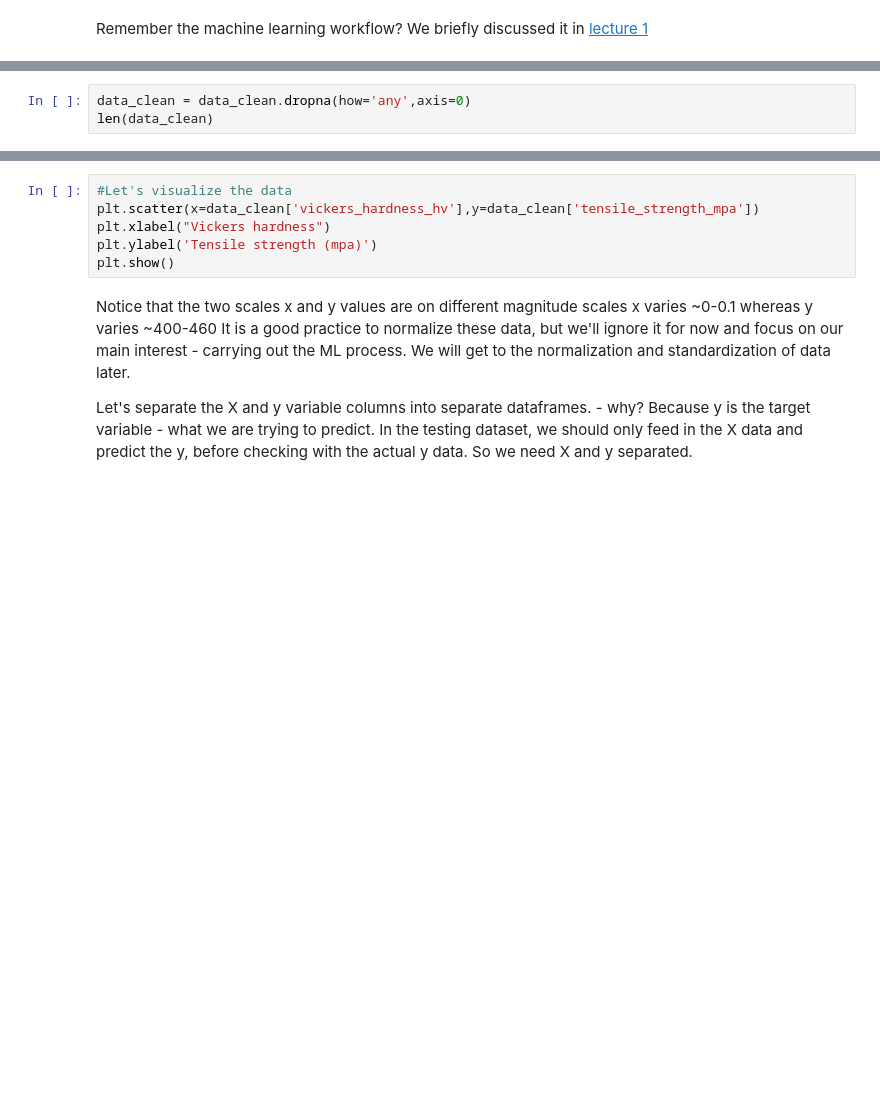
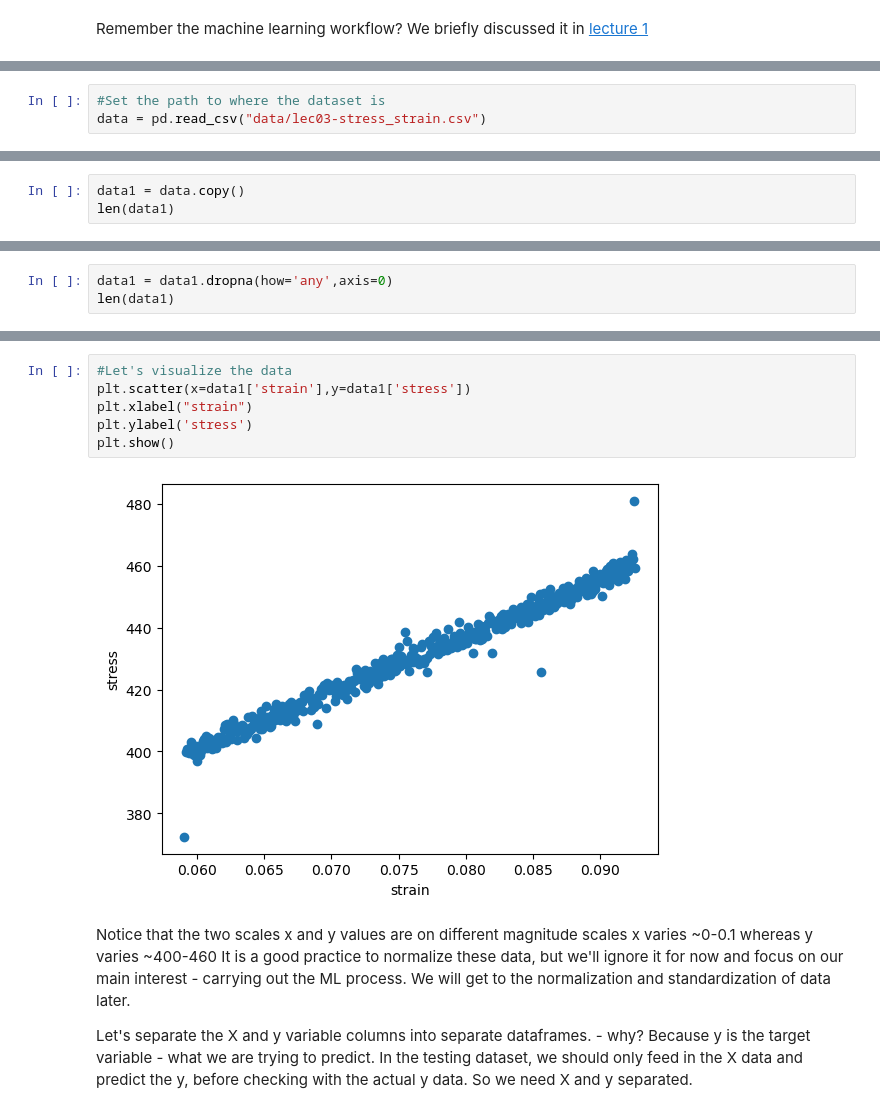
Before and after one commit to Sasani42/MLE5217-Book, a Jupyter notebook: week03-4_regression_ML.ipynb, the cells around one changed output, grey strips where cells are left out. Cells and saved outputs as stored; diff of their text form; blank space fills up the shorter version.

```diff
--- a/week03-4_regression_ML.ipynb
+++ b/week03-4_regression_ML.ipynb
@@ -106 +104,4 @@ len(data)
+# %%
+#Set the path to where the dataset is
+data = pd.read_csv("data/lec03-stress_strain.csv")
 # %%
@@ -112,0 +116,3 @@ data_clean = data.copy()
+# %%
+data1 = data.copy()
+len(data1)
@@ -117,3 +153,3 @@ len(data_clean)   # Check this, why?
 # %%
-data_clean = data_clean.dropna(how='any',axis=0)
-len(data_clean)
+data1 = data1.dropna(how='any',axis=0)
+len(data1)
@@ -122,9 +170,11 @@ data_clean.describe()  #Check if both strain and stress are the same
 # %%
 #Let's visualize the data
-plt.scatter(x=data_clean['vickers_hardness_hv'],y=data_clean['tensile_strength_mpa'])
-plt.xlabel("Vickers hardness")
-plt.ylabel('Tensile strength (mpa)')
+plt.scatter(x=data1['strain'],y=data1['stress'])
+plt.xlabel("strain")
+plt.ylabel('stress')
 plt.show()
+# %% [output]
+[figure, added]
 # %% [markdown]
 Notice that the two scales x and y values are on different magnitude scales x varies ~0-0.1 whereas y varies ~400-460 It is a good practice to normalize these data, but we'll ignore it for now and focus on our main interest - carrying out the ML process. We will get to the normalization and standardization of data later.
 
```
Also changed, not shown: parts of 36 cells of this notebook, 16 other files.
